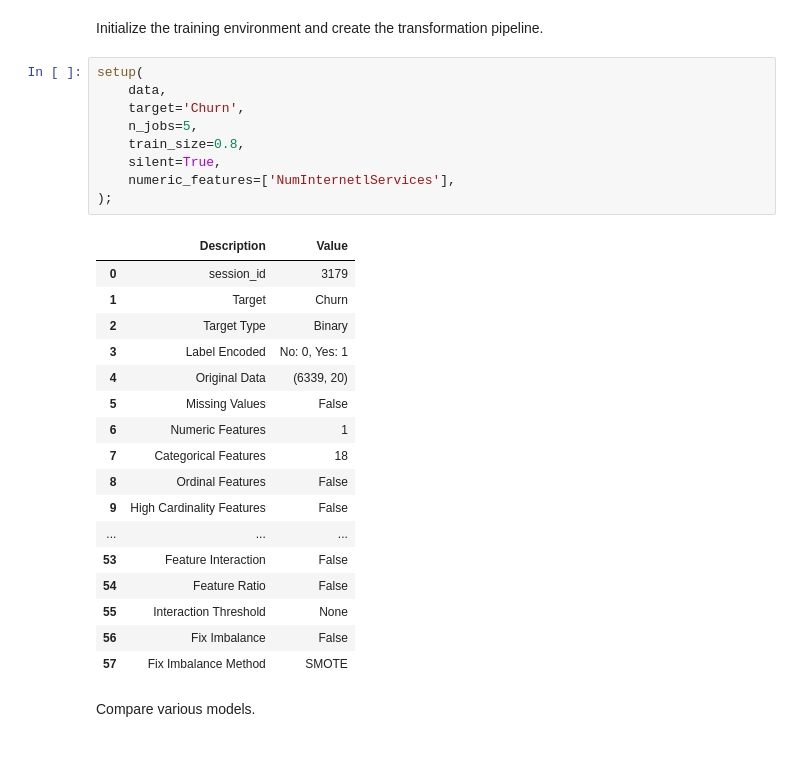
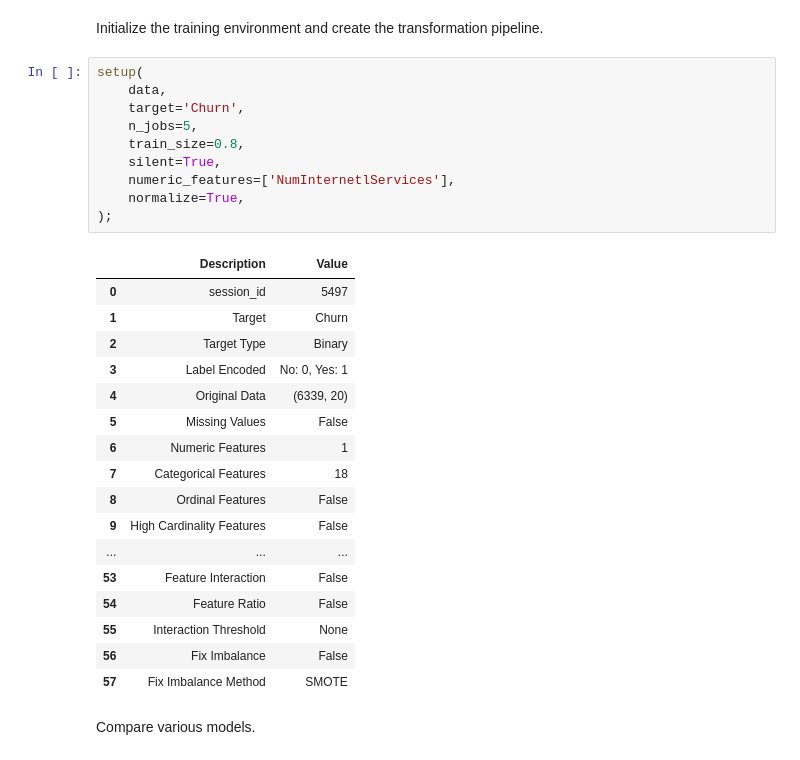
Before and after one commit to kubekmonika/customer-churn-analysis-telco-dataset, a Jupyter notebook: notebooks/model.ipynb, the cells around one changed output. Cells and saved outputs as stored; diff of their text form.

Commit message:
acc 0.80 recall 0.54 prec 0.66 model:lr setup: - 'NumInternetlServices' is numeric - normalize

```diff
--- a/notebooks/model.ipynb
+++ b/notebooks/model.ipynb
@@ -75,15 +75,16 @@ Initialize the training environment and create the transformation pipeline.
 # %%
 setup(
     data,
     target='Churn',
     n_jobs=5,
     train_size=0.8,
     silent=True,
     numeric_features=['NumInternetlServices'],
+    normalize=True,
 );
 # %% [output]
 |  | Description | Value |
-| 0 | session_id | 3179 |
+| 0 | session_id | 5497 |
 | 1 | Target | Churn |
 | 2 | Target Type | Binary |
 | 3 | Label Encoded | No: 0, Yes: 1 |
```
Also changed, not shown: parts of 2 cells of this notebook.
